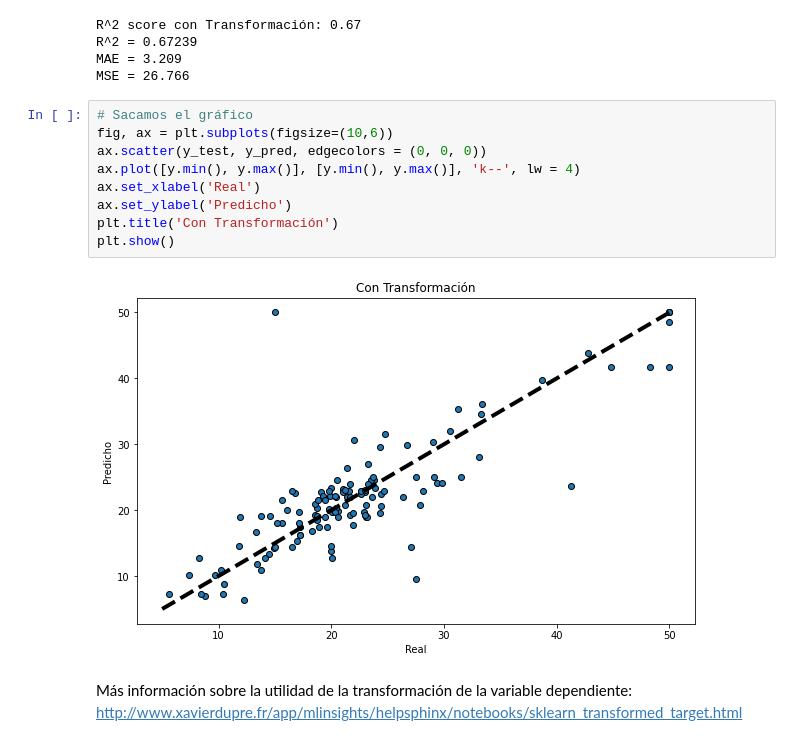
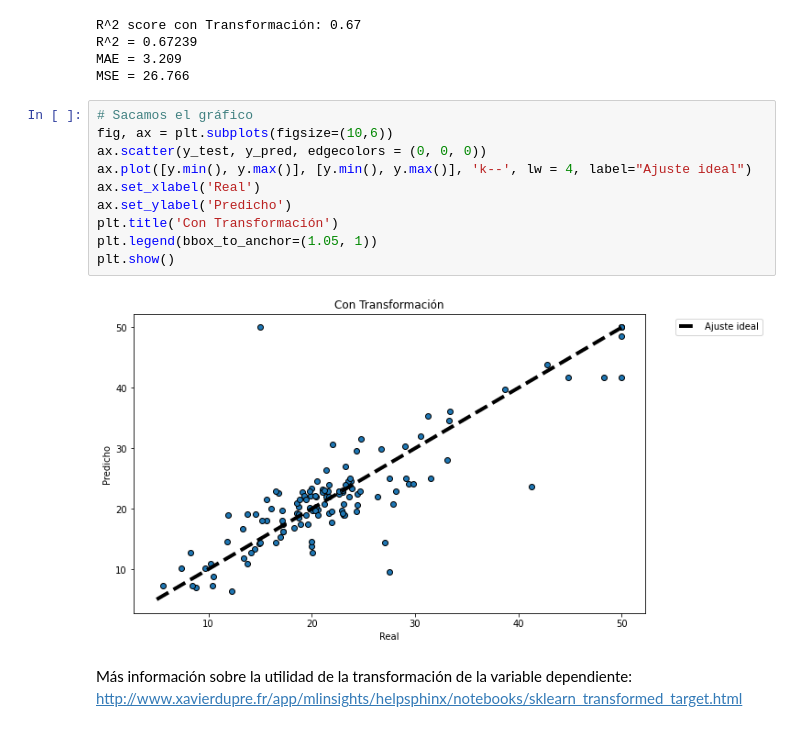
Before and after one commit to tuxsy/iebs-master-data-science, a Jupyter notebook: m06/c2/decisionTree.ipynb, the cells around one changed output. Cells and saved outputs as stored; diff of their text form.

```diff
--- a/m06/c2/decisionTree.ipynb
+++ b/m06/c2/decisionTree.ipynb
@@ -1190,14 +1197,15 @@ MSE = 26.766
 # %%
 # Sacamos el gráfico
 fig, ax = plt.subplots(figsize=(10,6))
 ax.scatter(y_test, y_pred, edgecolors = (0, 0, 0))
-ax.plot([y.min(), y.max()], [y.min(), y.max()], 'k--', lw = 4)
+ax.plot([y.min(), y.max()], [y.min(), y.max()], 'k--', lw = 4, label="Ajuste ideal")
 ax.set_xlabel('Real')
 ax.set_ylabel('Predicho')
 plt.title('Con Transformación')
+plt.legend(bbox_to_anchor=(1.05, 1))
 plt.show()
 # %% [output]
-[figure, old version]
+[figure, new version]
 # %% [markdown]
 Más información sobre la utilidad de la transformación de la variable dependiente: http://www.xavierdupre.fr/app/mlinsights/helpsphinx/notebooks/sklearn_transformed_target.html
 # %% [markdown]
```
Also changed, not shown: parts of 18 cells of this notebook.
